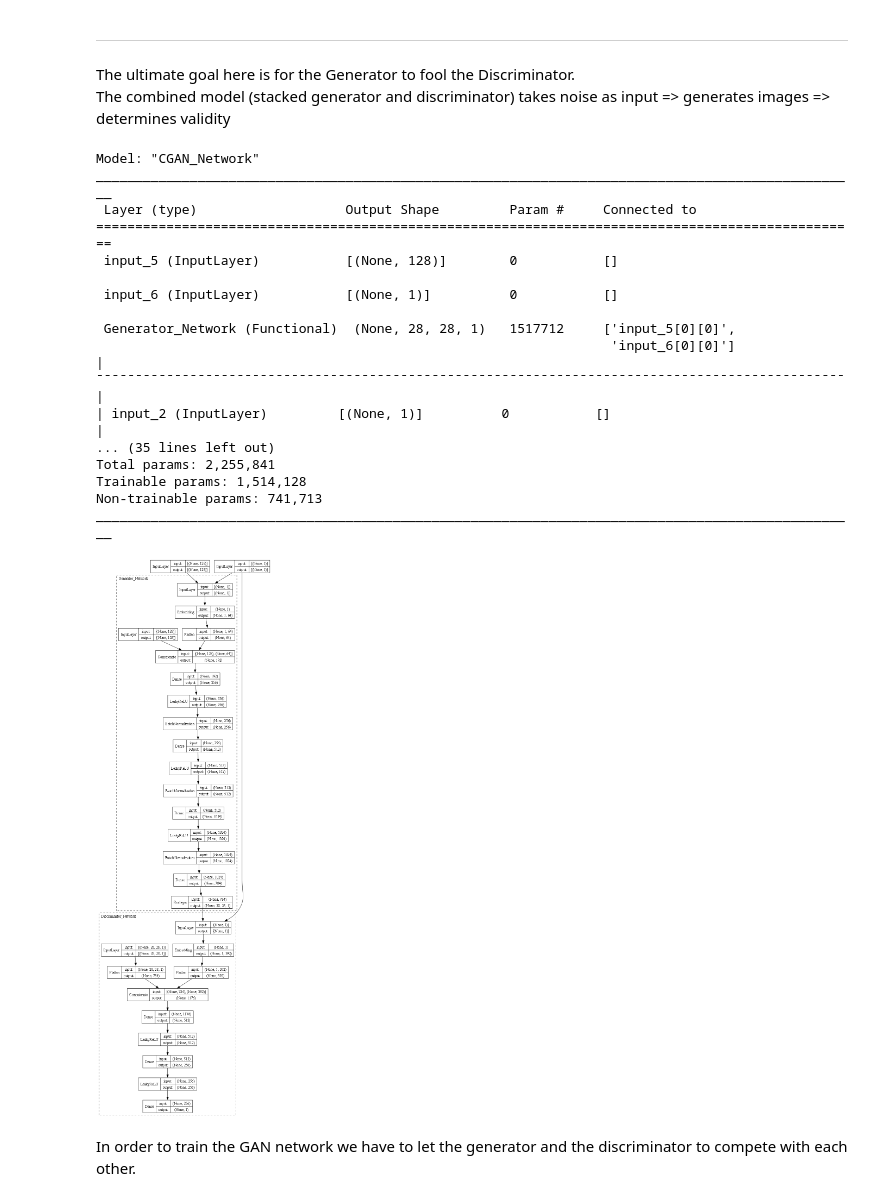
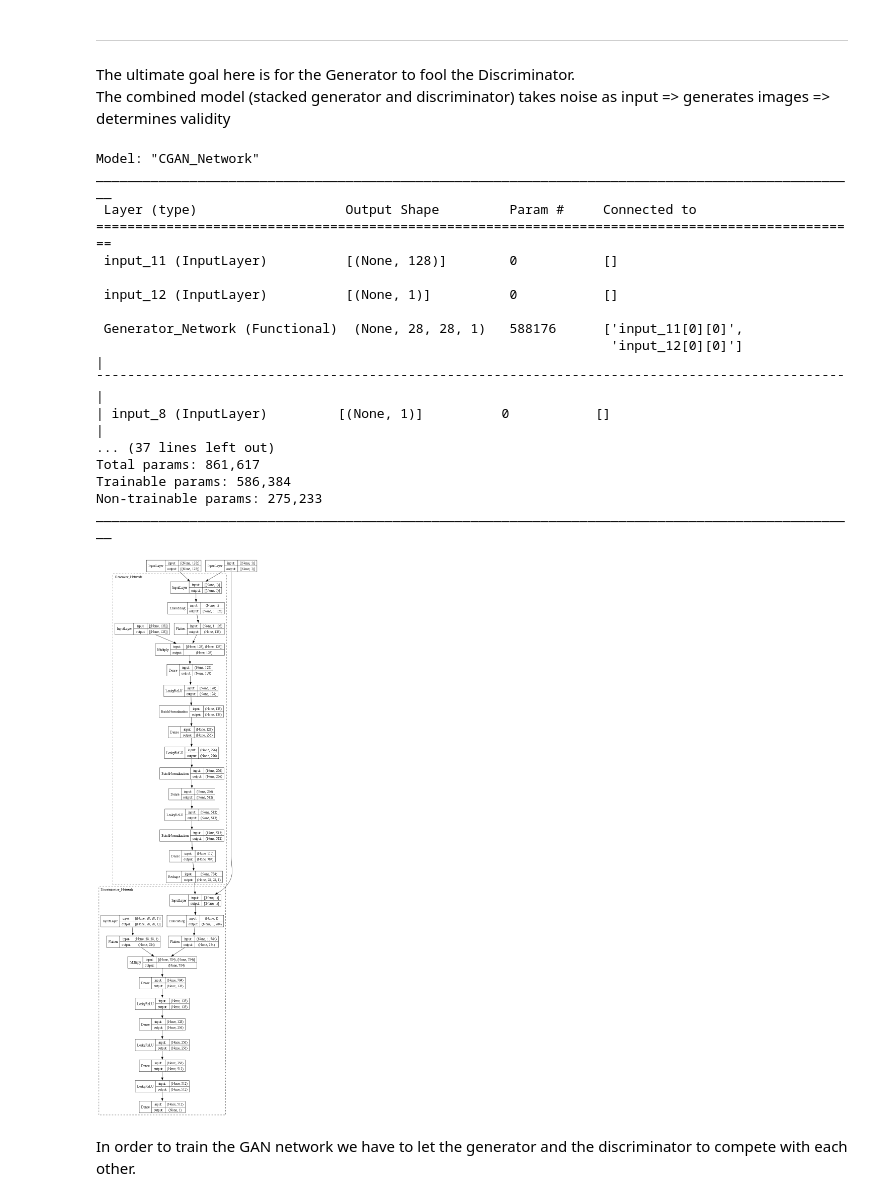
Before and after one commit to hmralavi/ML-Tensorflow, a Jupyter notebook: 001_GAN/001_CGAN_mnist.ipynb, the cells around one changed output. Saved outputs shown, nothing was run; the diff lists cells and outputs as text; code cells hidden in the pictures.

```diff
--- a/001_GAN/001_CGAN_mnist.ipynb
+++ b/001_GAN/001_CGAN_mnist.ipynb
@@ -18,7 +18,7 @@ from tqdm.notebook import tqdm
 # %% [markdown]
 Load dataset and define some inputs
 # %%
-(i2, l1), (i1, l2) = mnist.load_data() # load dataset
+(i1, l1), (i2, l2) = mnist.load_data() # load dataset
 images = np.concatenate((i1, i2)) # combine training and testing images so we have more data
 labels = np.concatenate((l1, l2)) # combine training and testing labels so we have more data
 img_shape = (*images.shape[1:], 1) # image shape with single channel (28x28x1)
@@ -31,17 +31,17 @@ The generator network: Given input of noise (latent) vector, the Generator produ
 # %%
 def build_generator():
     noise_input = Input(shape=(noise_length,))
-    label_input_raw = Input(shape=(1,))
-    label_input = Embedding(n_classes, noise_length//2)(label_input_raw)
+    label_input_raw = Input(shape=(1,), dtype='int32')
+    label_input = Embedding(n_classes, noise_length)(label_input_raw)
     label_input = Flatten()(label_input)
-    merge_input = Concatenate()([noise_input, label_input])
-    out = Dense(256)(merge_input)
+    merge_input = Multiply()([noise_input, label_input])
+    out = Dense(128)(merge_input)
+    out = LeakyReLU(alpha=0.2)(out)
+    out = BatchNormalization(momentum=0.8)(out)
+    out = Dense(256)(out)
     out = LeakyReLU(alpha=0.2)(out)
     out = BatchNormalization(momentum=0.8)(out)
     out = Dense(512)(out)
-    out = LeakyReLU(alpha=0.2)(out)
-    out = BatchNormalization(momentum=0.8)(out)
-    out = Dense(1024)(out)
     out = LeakyReLU(alpha=0.2)(out)
     out = BatchNormalization(momentum=0.8)(out)
     out = Dense(np.prod(img_shape), activation='tanh')(out)
@@ -76,12 +76,14 @@ The discriminator network: Given an input image, the Discriminator outputs the l
 # %%
 def build_discriminator():
     img_input = Input(shape=img_shape)
-    label_input_raw = Input(shape=(1,))
-    label_input = Embedding(n_classes, img_shape[0]*img_shape[1]//2)(label_input_raw)
-    merge_input = Concatenate()([Flatten()(img_input), Flatten()(label_input)])
-    out = Dense(512)(merge_input)
+    label_input_raw = Input(shape=(1,), dtype='int32')
+    label_input = Embedding(n_classes, img_shape[0]*img_shape[1])(label_input_raw)
+    merge_input = Multiply()([Flatten()(img_input), Flatten()(label_input)])
+    out = Dense(128)(merge_input)
     out = LeakyReLU(alpha=0.2)(out)
     out = Dense(256)(out)
+    out = LeakyReLU(alpha=0.2)(out)
+    out = Dense(512)(out)
     out = LeakyReLU(alpha=0.2)(out)
     out = Dense(1, activation='sigmoid')(out)
     return Model([img_input, label_input_raw], out, name="Discriminator_Network")
@@ -117,40 +119,39 @@ noise as input => generates images => determines validity
 # %%
 def build_cgan():
     noise_input = Input(shape=(noise_length,))
-    label_input_raw = Input(shape=(1,))
-    # noise_input, label_input_raw = generator.input
+    label_input_raw = Input(shape=(1,), dtype='int32')
     img = generator([noise_input, label_input_raw])
 
     # While generator training we do not want discriminator weights to be trained.
     discriminator.trainable = False
 
     valid = discriminator([img, label_input_raw])  #Validity check on the generated image
 
     return Model([noise_input, label_input_raw], valid, name="CGAN_Network")
 
 cgan = build_cgan()
 cgan.compile(loss='binary_crossentropy', optimizer=optimizer)
 cgan.summary(expand_nested=True)
 plot_model(cgan, show_shapes=True, expand_nested=True, show_layer_activations=True, show_layer_names=False, dpi=70)
 # %% [output]
 Model: "CGAN_Network"
 __________________________________________________________________________________________________
  Layer (type)                   Output Shape         Param #     Connected to
 ==================================================================================================
- input_5 (InputLayer)           [(None, 128)]        0           []
+ input_11 (InputLayer)          [(None, 128)]        0           []
 
- input_6 (InputLayer)           [(None, 1)]          0           []
+ input_12 (InputLayer)          [(None, 1)]          0           []
 
- Generator_Network (Functional)  (None, 28, 28, 1)   1517712     ['input_5[0][0]',
-                                                                  'input_6[0][0]']
+ Generator_Network (Functional)  (None, 28, 28, 1)   588176      ['input_11[0][0]',
+                                                                  'input_12[0][0]']
 |¯¯¯¯¯¯¯¯¯¯¯¯¯¯¯¯¯¯¯¯¯¯¯¯¯¯¯¯¯¯¯¯¯¯¯¯¯¯¯¯¯¯¯¯¯¯¯¯¯¯¯¯¯¯¯¯¯¯¯¯¯¯¯¯¯¯¯¯¯¯¯¯¯¯¯¯¯¯¯¯¯¯¯¯¯¯¯¯¯¯¯¯¯¯¯¯|
-| input_2 (InputLayer)         [(None, 1)]          0           []                               |
-... (35 lines left out)
-Total params: 2,255,841
-Trainable params: 1,514,128
-Non-trainable params: 741,713
+| input_8 (InputLayer)         [(None, 1)]          0           []                               |
+... (37 lines left out)
+Total params: 861,617
+Trainable params: 586,384
+Non-trainable params: 275,233
 __________________________________________________________________________________________________
-[figure, old version]
+[figure, new version]
 # %% [markdown]
 In order to train the GAN network we have to let the generator and the discriminator to compete with each other.
 # %%
```
Also changed, not shown: parts of 4 cells of this notebook.
